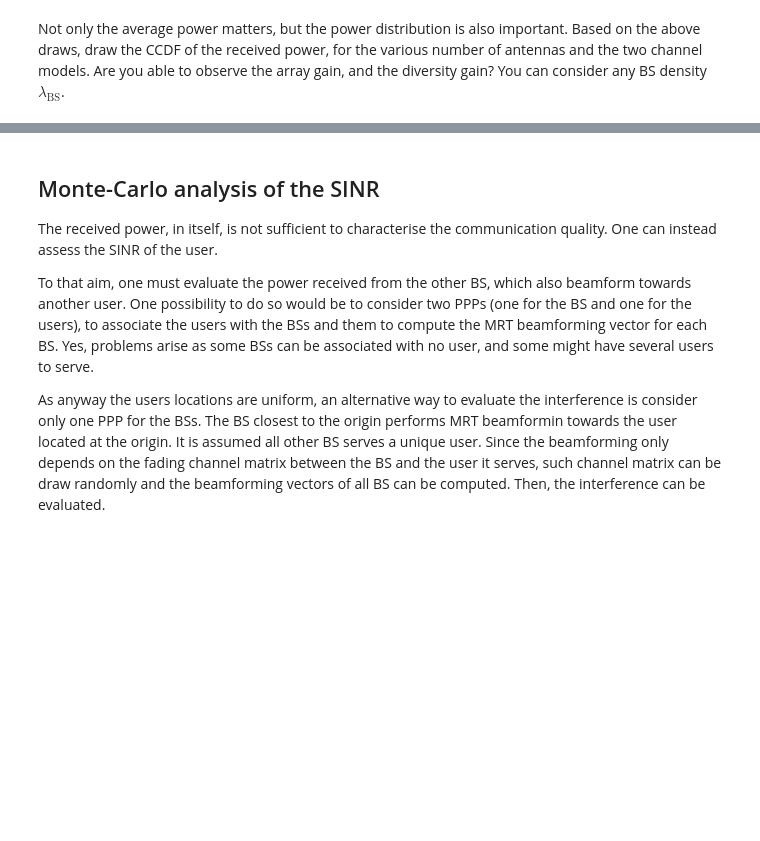
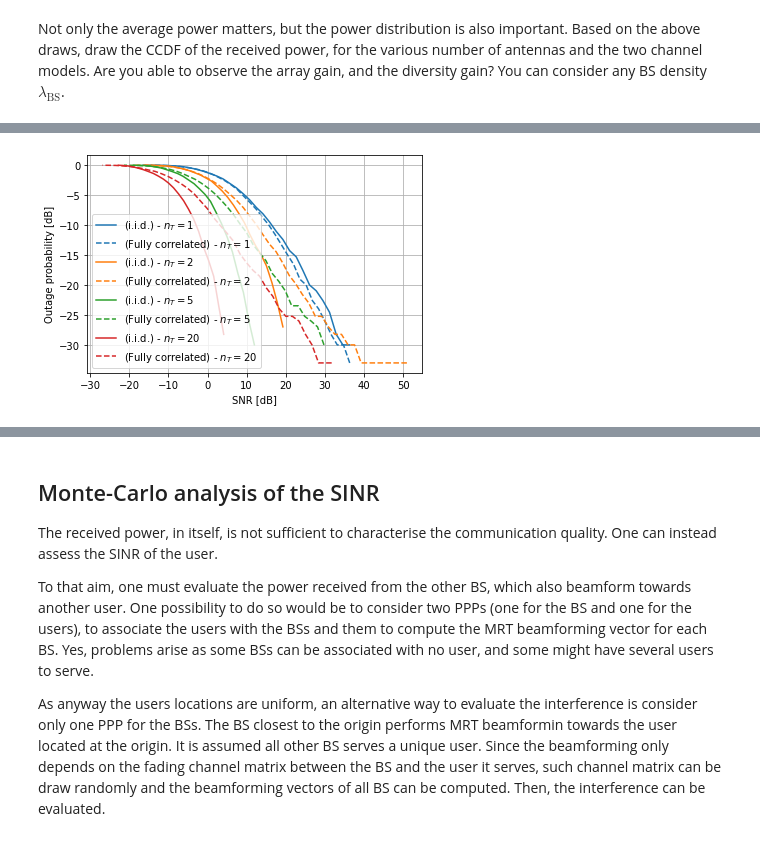
Before and after one commit to jeertmans/LELEC2796, a Jupyter notebook: project/Session-3.ipynb, the cells around one changed output, grey strips where cells are left out. Saved outputs shown, nothing was run; the diff lists cells and outputs as text; code cells hidden in the pictures; blank space fills up the shorter version.

```diff
--- a/project/Session-3.ipynb
+++ b/project/Session-3.ipynb
@@ -9,0 +63,13 @@ In this session, multi-antennas networks will be considered. This raises the cha
+# %%
+# TODO: Implement this function
+def sample_PPP(lam: float = 0.03, L: float = 10.0) -> np.ndarray:
+    """
+    Samples points in a square of side L, using a PPP with parameter lam.
+    """
+    points = np.random.rand(10, 2)  # Change me
+    # :START-REMOVE:
+    N = np.random.poisson(lam * L**2)
+    points_init = np.random.rand(N, 2)
+    points = (points_init - 0.5) * L
+    # :END-REMOVE:
+    return points
@@ -301,0 +489,37 @@ plt.grid()
+# %%
+for i, n_T in enumerate(N_T_vec):
+    # i.i.d. channel
+    powers_ppp = MRT_results_iid[i][:, idx_lam]
+    hist_ppp, bin_edges_ppp = np.histogram(
+        10*np.log10(powers_ppp), bins='auto', density=True
+    )
+    CDF_ppp = np.cumsum(hist_ppp * np.diff(bin_edges_ppp))
+    CCDF_ppp = 1 - CDF_ppp
+    (line,) = plt.plot(
+        -bin_edges_ppp[:-1], 10*np.log10(CDF_ppp), "-", label=f"(i.i.d.) - $n_T = {n_T}$"
+    )
+
+
+    # fully correlated channel
+    powers_ppp = MRT_results_full_cor[i][:, idx_lam]
+    hist_ppp, bin_edges_ppp = np.histogram(
+        10*np.log10(powers_ppp), bins='auto', density=True
+    )
+    CDF_ppp = np.cumsum(hist_ppp * np.diff(bin_edges_ppp))
+    CCDF_ppp = 1 - CDF_ppp
+    (line,) = plt.plot(
+        -bin_edges_ppp[:-1],
+        10*np.log10(CDF_ppp),
+        color=line.get_color(),
+        linestyle="--",
+        label=f"(Fully correlated) - $n_T = {n_T}$",
+    )
+
+plt.legend()
+
+
+plt.xlabel("SNR [dB]")
+plt.ylabel("Outage probability [dB]")
+plt.grid()
+# %% [output]
+[figure, added]
```
Also changed, not shown: parts of 23 cells of this notebook, 1 other file.
